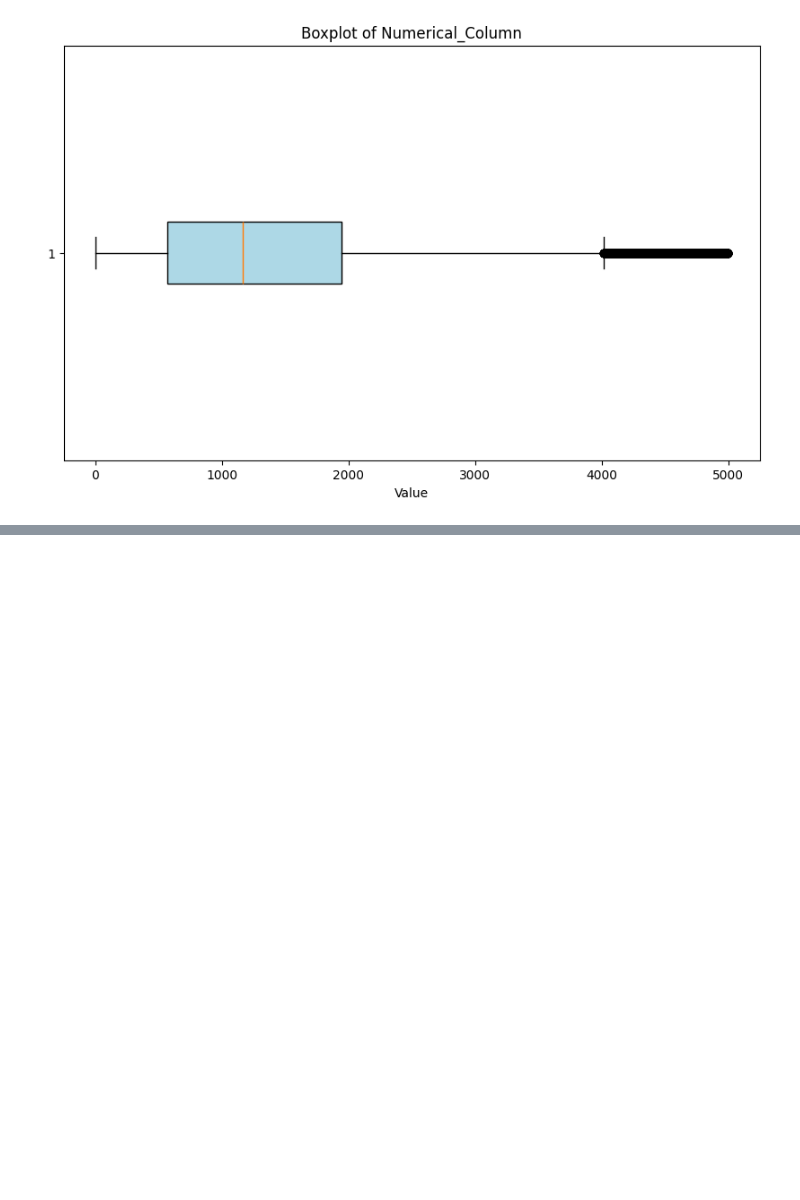
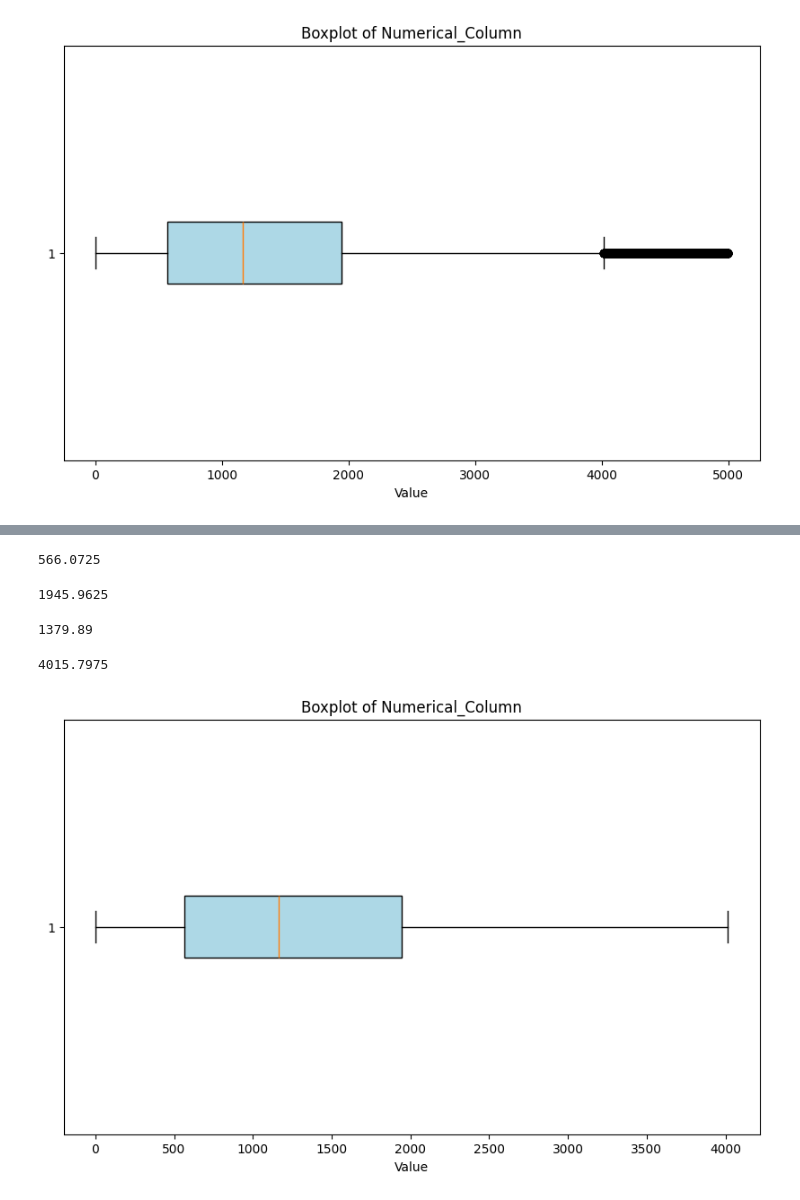
Before and after one commit to ViniciusOtoni/CreditScoreDataset, a Jupyter notebook: notebooks/n01_data_cleaning.ipynb, the cells around one changed output, grey strips where cells are left out. Drawn from its saved outputs; the diff is of its cells as text; code cells hidden in the pictures; blank space fills up the shorter version.

Commit message:
tratamento das colunas Outstanding_Debt, Credit_Utilization_Ratio, Credit_History_Age, Payment_of_Min_Amount, Total_EMI_per_month

```diff
--- a/notebooks/n01_data_cleaning.ipynb
+++ b/notebooks/n01_data_cleaning.ipynb
@@ -1390,7 +1259,7 @@ Name: count, dtype: int64
 # %%
 df.loc[~df['Credit_Mix'].str.contains(r'[a-zA-Z]', regex=True), 'Credit_Mix'] = np.nan # transformando dados nulos em np.nan
 # %%
-df['Credit_Mix'] = df.groupby('Customer_ID')['Credit_Mix'].transform(lambda x: x.fillna(method='bfill').fillna(method='ffill'))
+df['Credit_Mix'] = df.groupby('Customer_ID')['Credit_Mix'].transform(lambda x: x.ffill().bfill())
 # preenchendo dados nulos, agrupando pelo customer_id e preenchendo com o valor anterior ou posterior do mesmo customer_id
 # %%
 df['Credit_Mix'].value_counts() # analisando dados.
@@ -1475 +1346,32 @@ df['Outstanding_Debt'] = df['Outstanding_Debt'].astype(float) # conversão do ti
+# %%
+Q1 = df['Outstanding_Debt'].quantile(0.25) # primeiro quartil (pega os valores de 25% para baixo)
+Q3 = df['Outstanding_Debt'].quantile(0.75) # terceiro quartil (pega os valores de 95% para baixo)
+IQR = Q3 - Q1 # calcula a diferença entre o primeiro e o terceiro quartil
+# %%
+Q1 # valores do primeiro quadrante
+# %% [output]
+566.0725
+# %%
+Q3 # valores do primeiro, segundo e terceiro quadrante
+# %% [output]
+1945.9625
+# %%
+IQR # diferença entre ambos
+# %% [output]
+1379.89
+# %%
+upper_bound = Q3 + 1.5 * IQR
+upper_bound # limitador de valor, se baseando também com os valores exibidos pelo gráfico
+# %% [output]
+4015.7975
+# %%
+df['Outstanding_Debt'] = df['Outstanding_Debt'].apply(lambda x: upper_bound if x > upper_bound else x) # Alteração de outliers
+# %%
+plt.figure(figsize=(10, 6))
+plt.boxplot(df["Outstanding_Debt"], vert=False, patch_artist=True, boxprops=dict(facecolor='lightblue'))
+plt.title("Boxplot of Numerical_Column")
+plt.xlabel("Value")
+plt.show() # verificando novamente o gráfico para outliers.
+# %% [output]
+[figure, added]
 # %%
```
Also changed, not shown: parts of 56 cells of this notebook, 1 other file.
